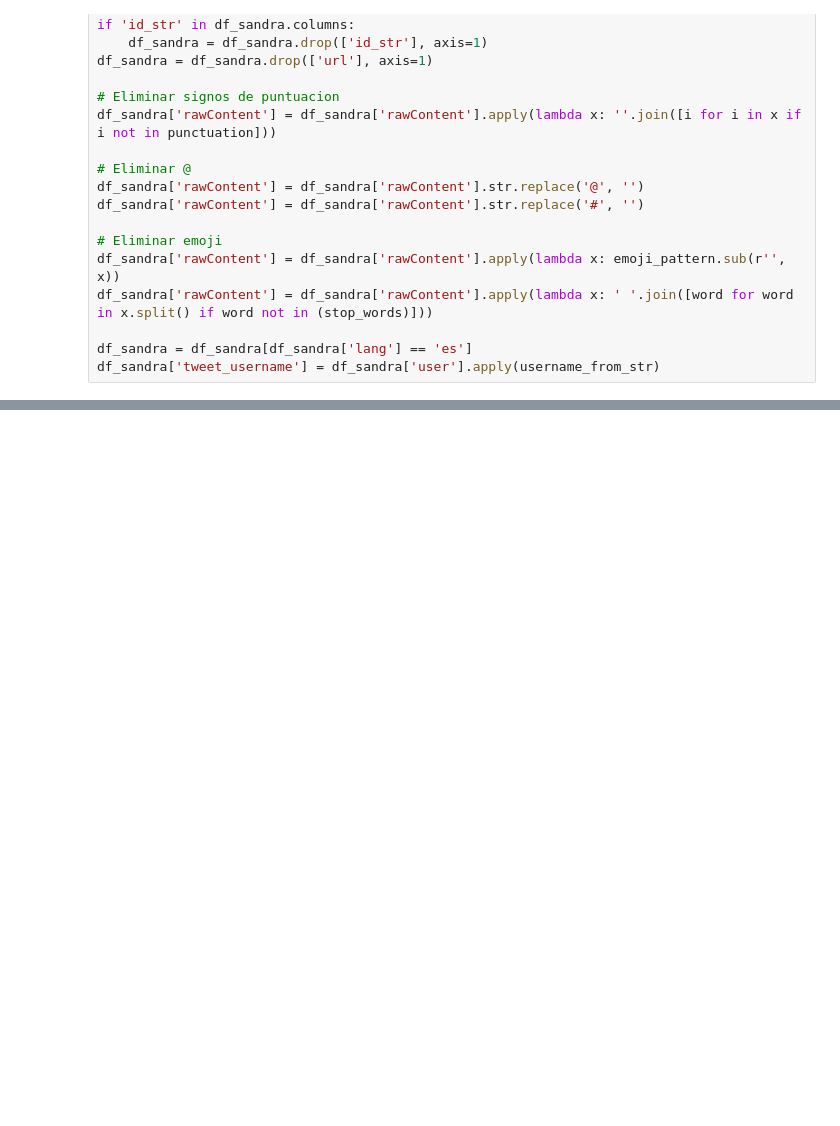
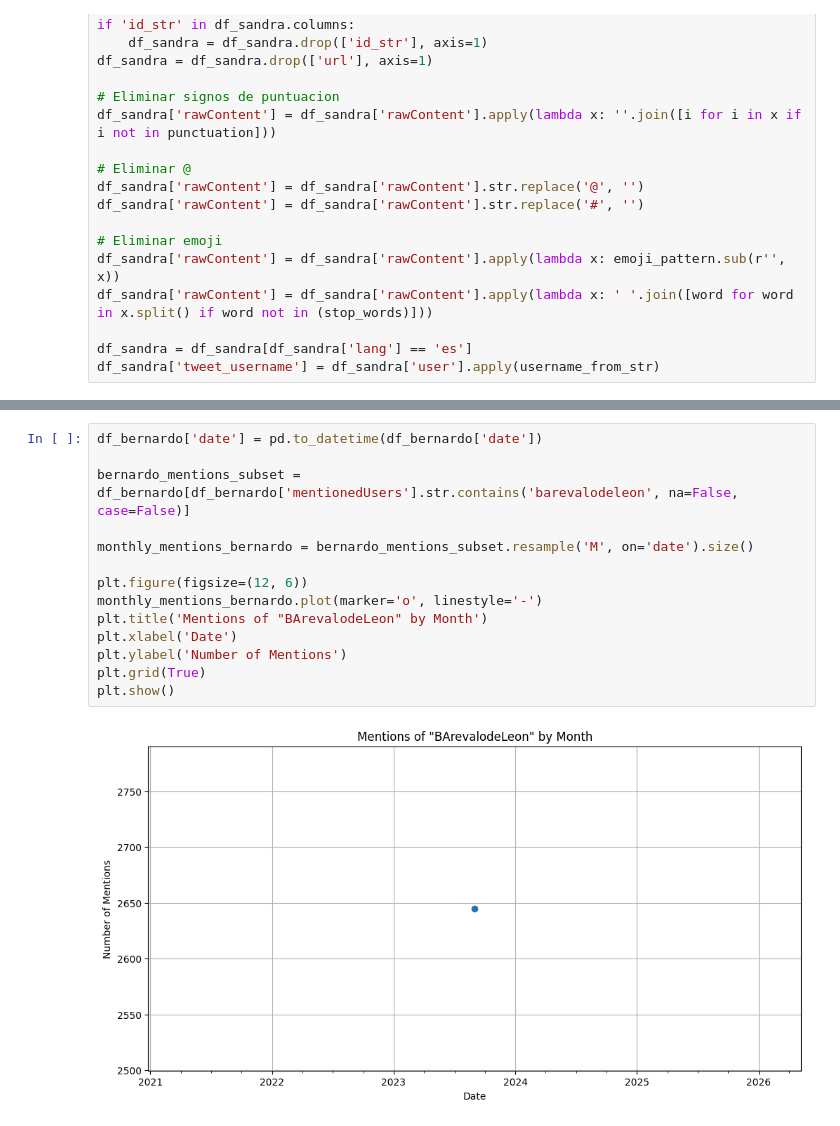
Before and after one commit to guillermoSb/datascience_laboratorio6, a Jupyter notebook: Problema2.ipynb, the cells around one changed output, grey strips where cells are left out. Drawn from its saved outputs; the diff is of its cells as text; blank space fills up the shorter version.

```diff
--- a/Problema2.ipynb
+++ b/Problema2.ipynb
@@ -61,0 +106,16 @@ df_sandra['tweet_username'] = df_sandra['user'].apply(username_from_str)
+# %%
+df_bernardo['date'] = pd.to_datetime(df_bernardo['date'])
+
+bernardo_mentions_subset = df_bernardo[df_bernardo['mentionedUsers'].str.contains('barevalodeleon', na=False, case=False)]
+
+monthly_mentions_bernardo = bernardo_mentions_subset.resample('M', on='date').size()
+
+plt.figure(figsize=(12, 6))
+monthly_mentions_bernardo.plot(marker='o', linestyle='-')
+plt.title('Mentions of "BArevalodeLeon" by Month')
+plt.xlabel('Date')
+plt.ylabel('Number of Mentions')
+plt.grid(True)
+plt.show()
+# %% [output]
+[figure, added]
```
Also changed, not shown: parts of 3 cells of this notebook.
